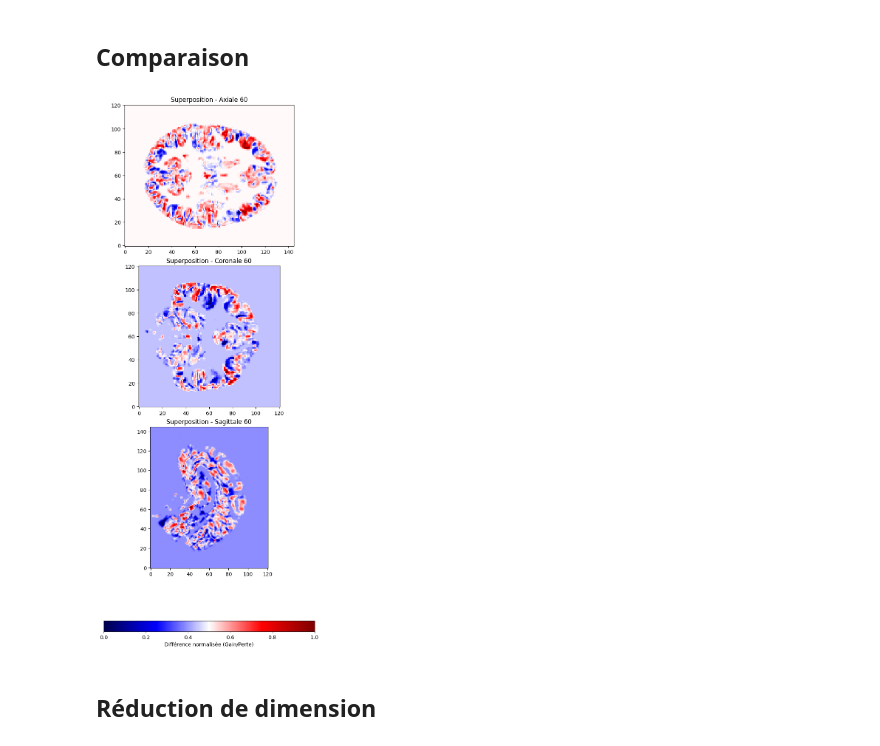
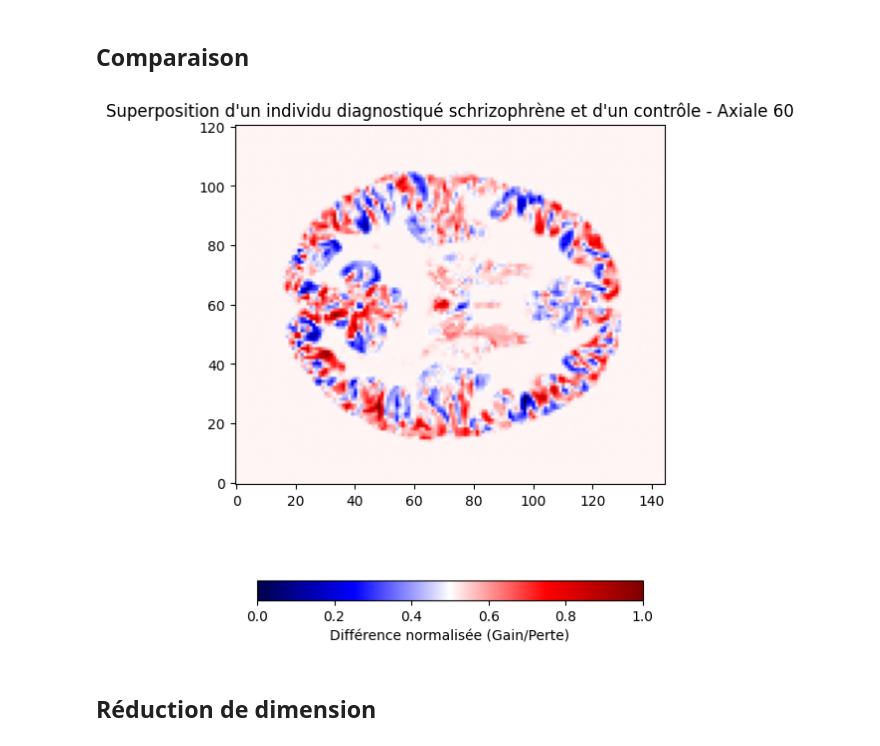
Before and after one commit to lucasvazelle/schizophrenie_matiere_grise, a Jupyter notebook: etape_3_traitement_et_modelisation_table_vbm.ipynb, the cells around one changed output. Cells and saved outputs as stored; diff of their text form; code cells hidden in the pictures.

```diff
--- a/etape_3_traitement_et_modelisation_table_vbm.ipynb
+++ b/etape_3_traitement_et_modelisation_table_vbm.ipynb
@@ -225,7 +227,7 @@ plt.show()
 # %%
 # Sélectionner deux participants
 participant_schizophrene = imgs_arr[102, 0]  # Volume 3D du participant 1 (schizophrène)
-participant_control = imgs_arr[2, 0]      # Volume 3D du participant 2 (contrôle)
+participant_control = imgs_arr[101, 0]      # Volume 3D du participant 2 (contrôle)
 
 # Calcul de la différence volumétrique
 volume_difference = participant_control - participant_schizophrene
@@ -233,43 +235,43 @@ volume_difference = participant_control - participant_schizophrene
 # Normaliser la différence pour qu'elle soit visible
 normalized_diff = (volume_difference - np.min(volume_difference)) / (np.max(volume_difference) - np.min(volume_difference))
 
 # Index de coupe
 slice_idx = 60
 
 # Extraire les coupes (axiale, coronale, sagittale) pour la superposition
 diff_axial = normalized_diff[:, :, slice_idx]
 diff_coronal = normalized_diff[:, slice_idx, :]
 diff_sagittal = normalized_diff[slice_idx, :, :]
 
 # Appliquer le masque AAL pour les régions touchées
 aal_axial = mask_arr[:, :, slice_idx]
 aal_coronal = mask_arr[:, slice_idx, :]
 aal_sagittal = mask_arr[slice_idx, :, :]
 
 # Tracer les graphiques
-fig, axes = plt.subplots(3, 1, figsize=(10, 15))
+fig, axes = plt.subplots(1, 1, figsize=(5, 10))
 
 # Couleurs pour la superposition (bleu = gain, rouge = perte)
 cmap = plt.cm.seismic  # Bleu -> Rouge
 
 # Axiale
-axes[0].imshow(diff_axial, cmap=cmap, origin='lower')
-axes[0].set_title(f"Superposition - Axiale {slice_idx}")
+axes.imshow(diff_axial, cmap=cmap, origin='lower')
+axes.set_title(f"Superposition d'un individu diagnostiqué schrizophrène et d'un contrôle - Axiale {slice_idx}")
 
-# Coronale
-axes[1].imshow(diff_coronal, cmap=cmap, origin='lower')
-axes[1].set_title(f"Superposition - Coronale {slice_idx}")
+# # Coronale
+# axes[1].imshow(diff_coronal, cmap=cmap, origin='lower')
+# axes[1].set_title(f"Superposition - Coronale {slice_idx}")
 
-# Sagittale
-axes[2].imshow(diff_sagittal, cmap=cmap, origin='lower')
-axes[2].set_title(f"Superposition - Sagittale {slice_idx}")
+# # Sagittale
+# axes[2].imshow(diff_sagittal, cmap=cmap, origin='lower')
+# axes[2].set_title(f"Superposition - Sagittale {slice_idx}")
 
 plt.tight_layout()
 plt.colorbar(plt.cm.ScalarMappable(cmap=cmap), ax=axes, orientation='horizontal', fraction=0.02, pad=0.1, label="Différence normalisée (Gain/Perte)")
 
 plt.show()
 # %% [output]
-[figure, old version]
+[figure, new version]
 # %% [markdown]
 ## Réduction de dimension
 # %% [markdown]
```
Also changed, not shown: parts of 1 cell of this notebook, 2 other files.
